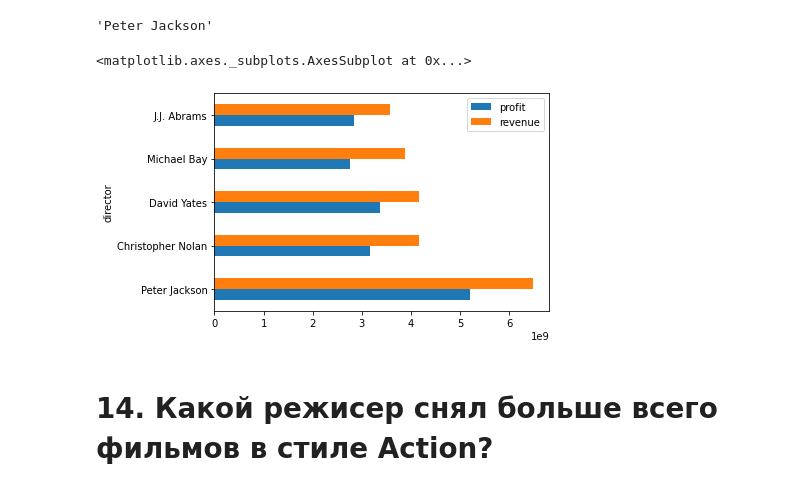
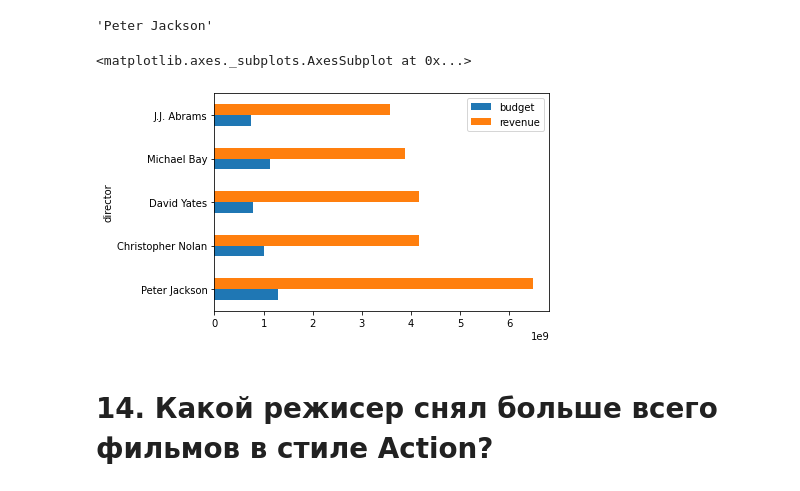
Before and after one commit to Golovolastik/skillfactory_rds, a Jupyter notebook: Movies_IMBD_v4.1_TEMPLATE.ipynb, the cells around one changed output. Cells and saved outputs as stored; diff of their text form; code cells hidden in the pictures.

Commit message:
test-update graphs

```diff
--- a/Movies_IMBD_v4.1_TEMPLATE.ipynb
+++ b/Movies_IMBD_v4.1_TEMPLATE.ipynb
@@ -282,10 +286,10 @@ data_temp.revenue.idxmax()
 'Peter Jackson'
 # %%
 data_temp = data_temp.sort_values(by = 'revenue', ascending = False).head(5)
-data_temp.reset_index().plot.barh(x = 'director', y = ['profit', 'revenue'])
+data_temp.reset_index().plot.barh(x = 'director', y = ['budget', 'revenue'])
 # %% [output]
 <matplotlib.axes._subplots.AxesSubplot at 0x...>
-[figure, old version]
+[figure, new version]
 # %% [markdown]
 # 14. Какой режисер снял больше всего фильмов в стиле Action?
 # %%
```
Also changed, not shown: parts of 13 cells of this notebook.
